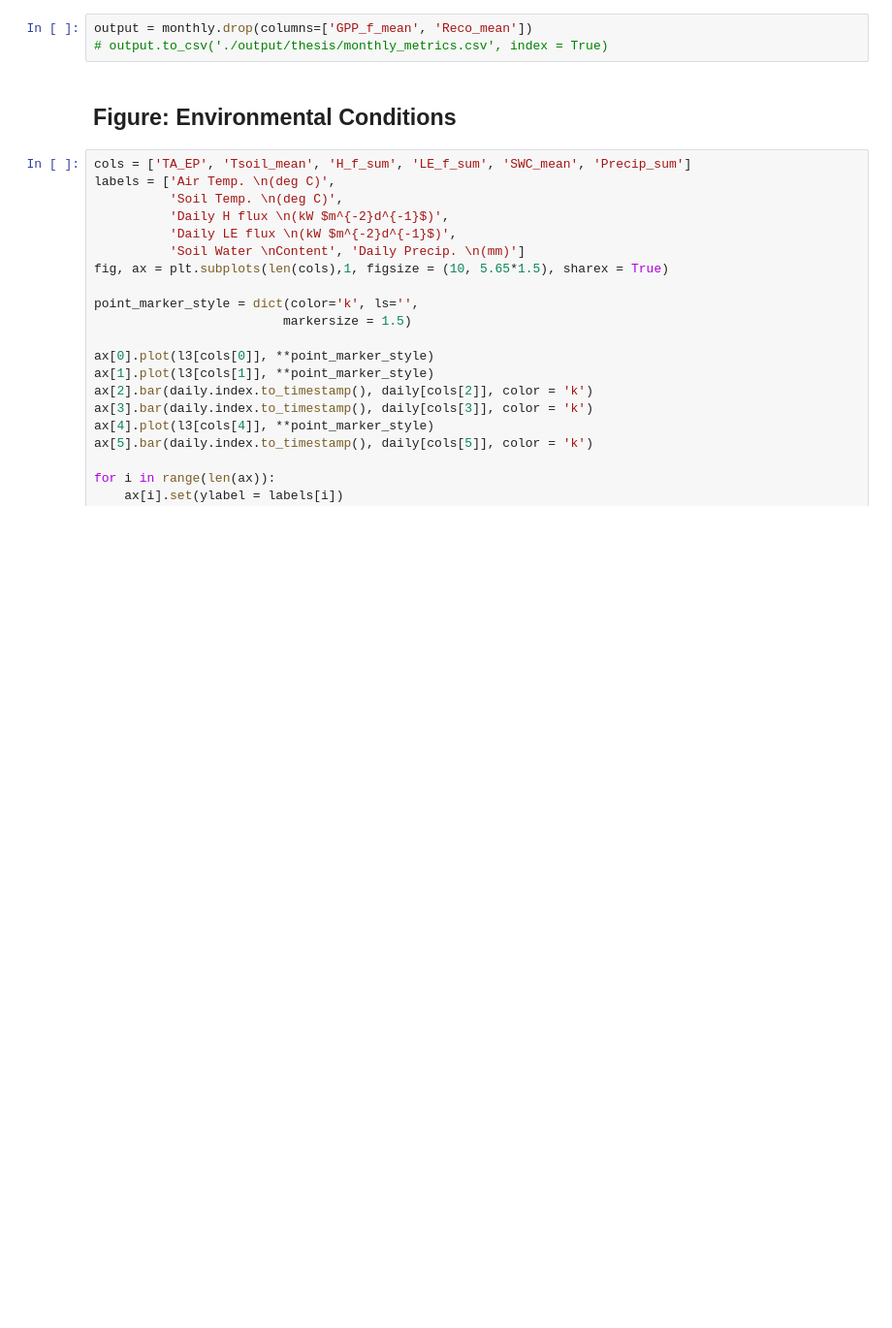
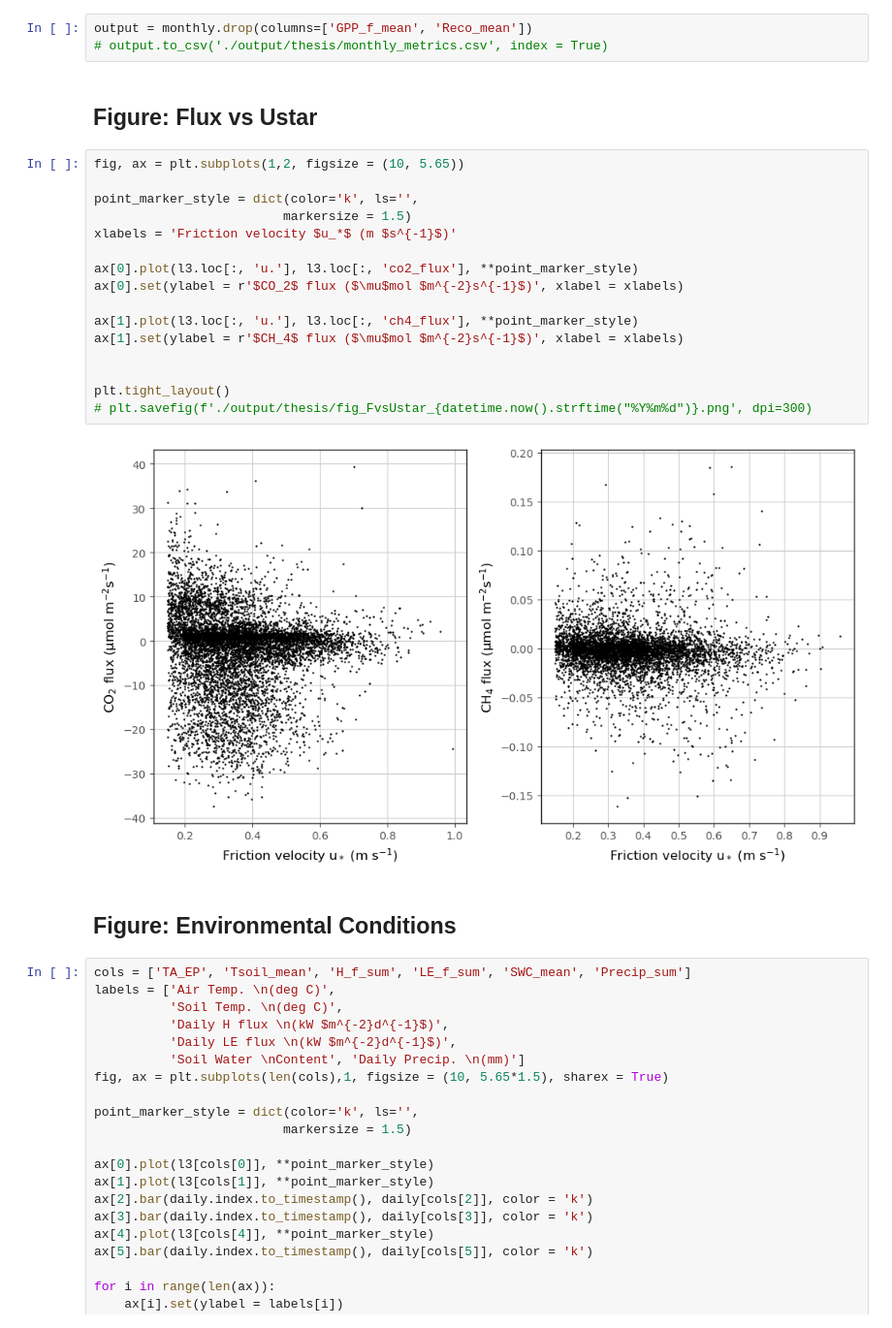
Before and after one commit to ottobriner/atmos-flux-data, a Jupyter notebook: atmos-plot.ipynb, the cells around one changed output. Shown at 97% size. Saved outputs shown, nothing was run; the diff lists cells and outputs as text; blank space fills up the shorter version.

```diff
--- a/atmos-plot.ipynb
+++ b/atmos-plot.ipynb
@@ -232,8 +232,28 @@ daily.loc['2022-11':'2023-02','LE_f_sum'].max()
 # %%
 output = monthly.drop(columns=['GPP_f_mean', 'Reco_mean'])
 # output.to_csv('./output/thesis/monthly_metrics.csv', index = True)
-# %% [markdown]
-## Figure: Environmental Conditions
+# %% [markdown]
+## Figure: Flux vs Ustar
+# %%
+fig, ax = plt.subplots(1,2, figsize = (10, 5.65))
+
+point_marker_style = dict(color='k', ls='',
+                         markersize = 1.5)
+xlabels = 'Friction velocity $u_*$ (m $s^{-1}$)'
+
+ax[0].plot(l3.loc[:, 'u.'], l3.loc[:, 'co2_flux'], **point_marker_style)
+ax[0].set(ylabel = r'$CO_2$ flux ($\mu$mol $m^{-2}s^{-1}$)', xlabel = xlabels)
+
+ax[1].plot(l3.loc[:, 'u.'], l3.loc[:, 'ch4_flux'], **point_marker_style)
+ax[1].set(ylabel = r'$CH_4$ flux ($\mu$mol $m^{-2}s^{-1}$)', xlabel = xlabels)
+
+
+plt.tight_layout()
+# plt.savefig(f'./output/thesis/fig_FvsUstar_{datetime.now().strftime("%Y%m%d")}.png', dpi=300)
+# %% [output]
+[figure, added]
+# %% [markdown]
+## Figure: Environmental Conditions
 # %%
 cols = ['TA_EP', 'Tsoil_mean', 'H_f_sum', 'LE_f_sum', 'SWC_mean', 'Precip_sum']
 labels = ['Air Temp. \n(deg C)',
```
Also changed, not shown: parts of 1 cell of this notebook.
